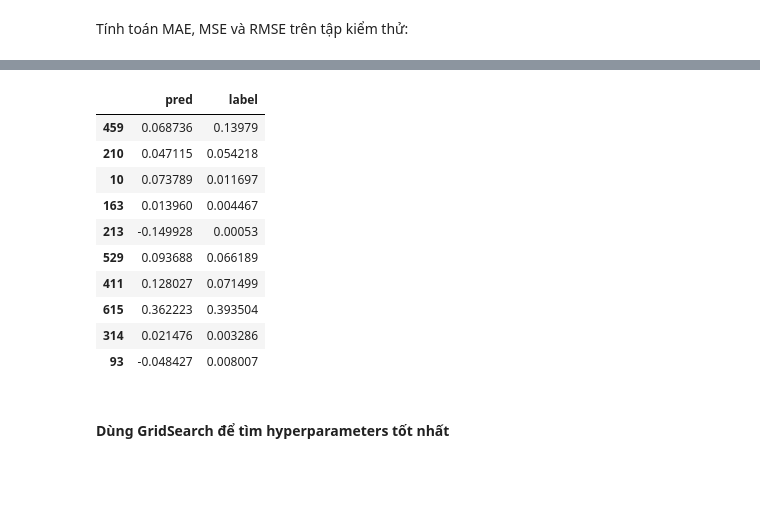
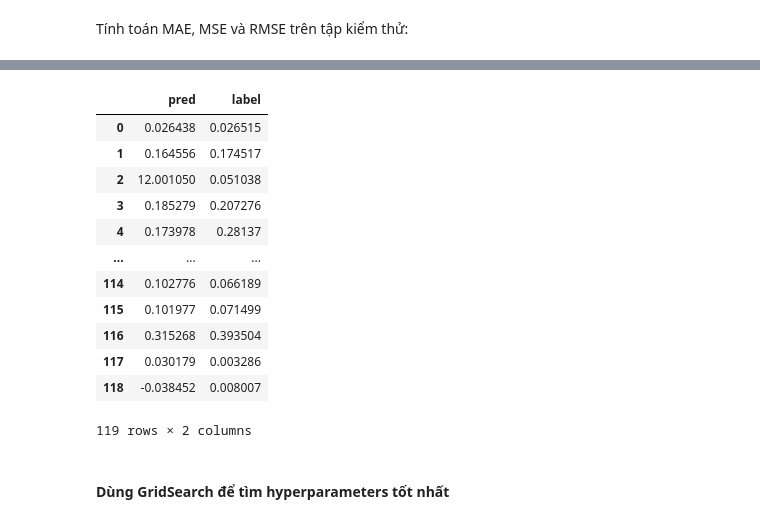
Before and after one commit to trhgquan/MTH063, a Jupyter notebook: final/vn-bank.ipynb, the cells around one changed output, grey strips where cells are left out. Drawn from its saved outputs; the diff is of its cells as text; code cells hidden in the pictures; blank space fills up the shorter version.

```diff
--- a/final/vn-bank.ipynb
+++ b/final/vn-bank.ipynb
@@ -818,0 +831,4 @@ df_cau6_test_y.min(), df_cau6_test_y.max()
+# %%
+regr = LinearRegression()
+# %%
+regr.fit(df_cau6_train_X_scaled, df_cau6_train_y)
@@ -845,5 +926,5 @@ Root Mean Squared Error: 0.04394501343623063
 # %% [markdown]
 Tính toán MAE, MSE và RMSE trên tập kiểm thử:
 # %%
-y_test_pred = neural_model.predict(df_cau6_test_X_scaled)
+y_test_pred_mlp = neural_model.predict(df_cau6_test_X_scaled)
 # %%
@@ -857,5 +938,6 @@ Root Mean Squared Error: 1.3250153344279985
 # %%
-test_df = pd.DataFrame({"pred": y_test_pred[-10:], "label": df_cau6_test_y[-10:]})
-test_df.plot.bar()
+test_df_mlp = pd.DataFrame({"pred": y_test_pred_mlp, "label": df_cau6_test_y}).reset_index().drop(["index"], axis=1)
+test_df_mlp.plot(figsize=(20, 10))
+plt.title("Kết quả dự đoán lợi nhuận sau thuế bằng mô hình MLP")
 plt.show()
 # %% [output]
@@ -863,17 +945,19 @@ plt.show()
 # %%
-test_df
+test_df_mlp
 # %% [output]
 |  | pred | label |
-| 459 | 0.068736 | 0.13979 |
-| 210 | 0.047115 | 0.054218 |
-| 10 | 0.073789 | 0.011697 |
-| 163 | 0.013960 | 0.004467 |
-| 213 | -0.149928 | 0.00053 |
-| 529 | 0.093688 | 0.066189 |
-| 411 | 0.128027 | 0.071499 |
-| 615 | 0.362223 | 0.393504 |
-| 314 | 0.021476 | 0.003286 |
-| 93 | -0.048427 | 0.008007 |
+| 0 | 0.026438 | 0.026515 |
+| 1 | 0.164556 | 0.174517 |
+| 2 | 12.001050 | 0.051038 |
+| 3 | 0.185279 | 0.207276 |
+| 4 | 0.173978 | 0.28137 |
+| ... | ... | ... |
+| 114 | 0.102776 | 0.066189 |
+| 115 | 0.101977 | 0.071499 |
+| 116 | 0.315268 | 0.393504 |
+| 117 | 0.030179 | 0.003286 |
+| 118 | -0.038452 | 0.008007 |
+119 rows × 2 columns
 # %% [markdown]
 #### Dùng GridSearch để tìm hyperparameters tốt nhất
 # %%
```
Also changed, not shown: parts of 47 cells of this notebook.
